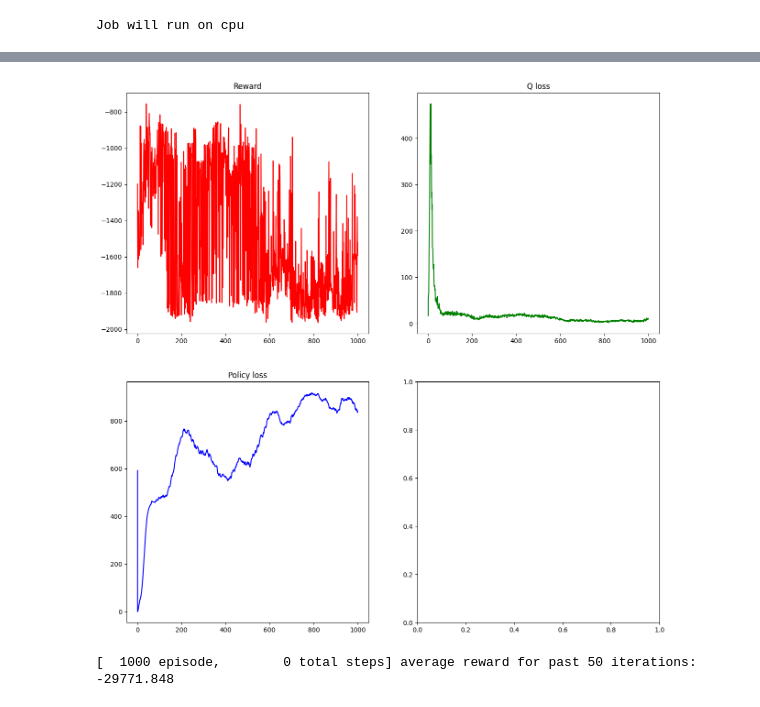
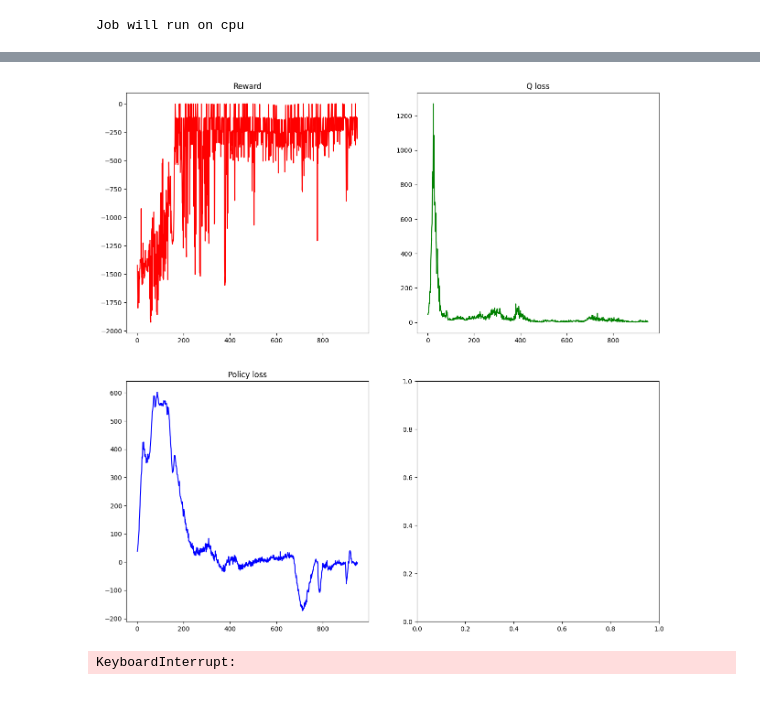
Before and after one commit to AnnaPaulish/DDPG, a Jupyter notebook: src/ddpg.ipynb, the cells around one changed output, grey strips where cells are left out. Drawn from its saved outputs; the diff is of its cells as text; code cells hidden in the pictures.

Commit message:
policy update & improved replay buffer

```diff
--- a/src/ddpg.ipynb
+++ b/src/ddpg.ipynb
@@ -126,7 +88,3 @@ def learning_policy(state_batch, policy_optimizer, actor, critic):
     policy_optimizer.step()
 
     return policy_loss
-# %%
-policy_input_state = torch.cat((state_batch, actor(state_batch)), 1)
-policy_loss = -critic(policy_input_state)
-policy_loss
@@ -166,5 +91,16 @@ PRINT_EVERY = 50
 # %%
-q_losses = []
+plot_reward = []
+plot_policy = []
+plot_q = []
+plot_steps = []
+
+
+average_reward = 0
+global_step = 0
+nr_of_samples = 128
+
+PRINT_EVERY = 50
+
 for episode in tqdm(range(NUM_EPISODES)):
     current_state = deepcopy(pendulum.reset()[0])
 
@@ -174,88 +110,63 @@ for episode in tqdm(range(NUM_EPISODES)):
 
     # collect experience
     for i in range(MAX_IT):
-        # how many iterations??
-        #TODO: False ??
         action = agent.compute_action(state = current_state, device=device, deterministic=False)
-        num_action = action.numpy()
-        #transformed_action = pendulum.action(action)
-        next_state, reward, term, trunc, info = pendulum.step(num_action)
+        action = action[0]
 
-        memory.add_transition(state = current_state, action = num_action, reward = reward, next_state = next_state, trunc = trunc)
+        next_state, reward, term, trunc, info = pendulum.step(action)
 
+        memory.add_transition(state = current_state, action = action, reward = reward, next_state = next_state, trunc = trunc)
 
-        # TODO: buffer_start = ??
-        if memory.count() > 2*nr_of_samples:
+        if memory.count() > nr_of_samples:
             # sample a batch of transitions from the replay buffer
-            # TODO: sample random from 0 to 200??
-            #indices = np.random.randint(0, 200, nr_of_samples)
             state_batch, action_batch, reward_batch, next_state_batch, trunc_batch = memory.sample_transition(nr_of_samples)
 
             # converting to tensors
-            state_batch = torch.FloatTensor(np.array(state_batch)).to(device)
-            action_batch = torch.FloatTensor(np.array([action_batch])).to(device)
+            state_batch = torch.FloatTensor(state_batch).to(device)
+            action_batch = torch.FloatTensor(action_batch).unsqueeze(1).to(device)
             reward_batch = torch.FloatTensor(np.array(reward_batch)).unsqueeze(1).to(device) #.unsqueeze(1)
-            trunc_batch = torch.Tensor(np.array([np.float32(trunc_batch)])).unsqueeze(1).to(device)
-            next_state_batch = torch.FloatTensor(np.array(next_state_batch)).to(device)
+            trunc_batch = torch.Tensor(np.float32(trunc_batch)).unsqueeze(1).to(device)
+            next_state_batch = torch.FloatTensor(next_state_batch).to(device)
 
             # 1-step TD-learning rule
-
-
-            # To compute the targets in each step, do not use the on-trajectory action,
-            # but compute a new action according to the policy
-
-            action_next_state = agent.compute_action(state = next_state_batch, device=device) # no grad
             with torch.no_grad():
+                action_next_state = agent.compute_action(state = next_state_batch, device=device) # no grad
                 network_input_next_state = torch.cat((next_state_batch, torch.Tensor(action_next_state)),1)
-                #print(network_input_next_state)
-                # network_input_next_state or network_input_state
                 q_next = critic(network_input_next_state) # should not be differentiated
 
             if iter == MAX_IT:
                 q_next = 0
-            target_state = reward_batch + GAMMA * q_next # the last update in each episode should use q = 0 ?
+            target_state = reward_batch + GAMMA * q_next # the last update in each episode should use q = 0
 
-            network_input_state = torch.cat((state_batch, action_batch.T),1)
+            network_input_state = torch.cat((state_batch, action_batch),1)
             q = critic(network_input_state)
-            #q_state.append(q)
 
             q_optimizer.zero_grad()
             q_loss = MSE(target_state, q)
             q_loss.backward()
             q_optimizer.step()
 
-            #q_loss = onestepTD(state_batch, action_batch, reward_batch, next_state_batch, agent, GAMMA, critic, i, q_optimizer)
-
-            #TODO:  doesn't learn
             policy_loss = learning_policy(state_batch, policy_optimizer, actor, critic)
 
 
 
         current_state = deepcopy(next_state)
         ep_reward += reward
-    # plot_q.append([loss, episode])
     try:
         plot_reward.append([ep_reward, episode+1])
         plot_policy.append([policy_loss.data, episode+1])
         plot_q.append([q_loss.data, episode+1])
         plot_steps.append([step+1, episode+1])
-        # q_losses.append(q_loss.item())
 
-        # if (episode % 100 == 0):
-        #     print(policy_loss.item())
     except:
         continue
     average_reward += ep_reward
 
     if (episode % PRINT_EVERY) == (PRINT_EVERY-1):    # print every print_every episodes
-        subplot(plot_reward, plot_policy, plot_q, plot_steps)
-        print('[%6d episode, %8d total steps] average reward for past {} iterations: %.3f'.format(PRINT_EVERY) %
-              (episode + 1, global_step, average_reward / PRINT_EVERY))
-        #print("Last model saved with reward: {:.2f}, at episode {}.".format(saved_reward, saved_ep))
-        #average_reward = 0 #reset average reward
+        subplot(plot_reward, plot_policy, plot_q)
 # %% [output]
-[figure, old version]
+[figure, new version]
-[  1000 episode,        0 total steps] average reward for past 50 iterations: -29771.848
+KeyboardInterrupt:
 # %%
 subplot(plot_reward, plot_policy, plot_q)
 # %% [output]
```
Also changed, not shown: parts of 11 cells of this notebook, 7 other files.
